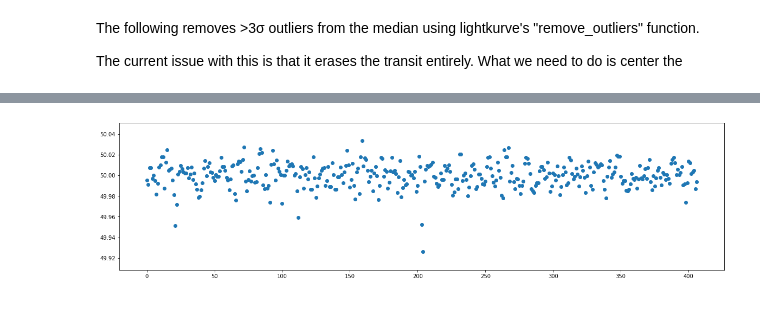
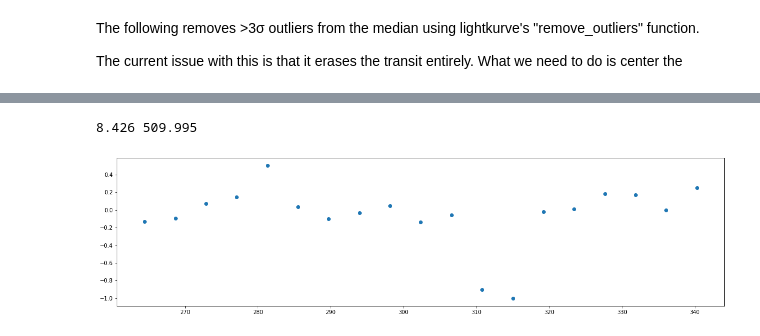
Before and after one commit to ianfowler/PlanetHuntersRepo, a Jupyter notebook: dataCleansing.ipynb, the cells around one changed output, grey strips where cells are left out. Saved outputs shown, nothing was run; the diff lists cells and outputs as text; code cells hidden in the pictures.

```diff
--- a/dataCleansing.ipynb
+++ b/dataCleansing.ipynb
@@ -23,8 +23,8 @@ tce_df = pd.read_csv(TCE_DIR, skiprows=159)
 # row = k90.iloc[0]
 
 
-row = tce_df[tce_df.kepid == 6022556].iloc[0]
+# row = tce_df[tce_df.kepid == 6022556].iloc[0]
+row = tce_df[tce_df.kepid == 7978202].iloc[0]
 # row = k90
 
 # row = tce_df.iloc[20367-1]
-print(len(tce_df))
@@ -220,24 +209,80 @@ zoom(centered_lc, 20)
+# %%
+transit_duration = row.tce_duration
+transit_period = row.tce_period
+print(transit_duration, transit_period)
+# %% [output]
+8.426 509.995
 # %%
+def normalize_zero_negative_one(arr):
+    arr = arr - np.median(arr)
+    arr = arr * (-1/np.min(arr))
+    return arr
+
 def shallue_vanderburg_bin(lc, delta, lambd):
     plt.figure(figsize=(20,5))
     f = lc.flux
     binned = []
     half_bin = delta/2.0
     c = half_bin
     while c + half_bin + lambd < len(f):
         a = int(c - half_bin)
         b = int(c + half_bin)
         if b-a==0:
             raise Exception("Delta of {} is not large enough.".format(delta))
         med = np.median(f[a:b])
         binned.append(med)
         c += lambd
 
-    binned_flux = np.array(binned)
-    plt.scatter(np.arange(len(binned_flux)), 50*(binned_flux))
+    binned_flux = normalize_zero_negative_one(np.array(binned))
+    binned_flux = binned_flux - np.median(binned_flux)
+    binned_flux = binned_flux * (-1/np.min(binned_flux))
+
+    plt.scatter(np.arange(len(binned_flux)), binned_flux)
     plt.show()
 
-shallue_vanderburg_bin(centered_lc, 8, 4)
+# Modified from https://stackoverflow.com/a/2566508/5160929
+def index_of_nearest(array, value):
+    array = np.asarray(array)
+    idx = (np.abs(array - value)).argmin()
+    return idx
+
+
+def shallue_vanderburg_bin_2(lc, delta, lambd):
+    plt.figure(figsize=(20,5))
+    f = lc.flux
+    t = lc.time
+
+    max_t = np.max(t)
+
+    bin_f = []
+    times = []
+    half_bin = delta/2.0
+    c = np.min(t) + half_bin
+
+    while c + half_bin + lambd < max_t:
+        a = index_of_nearest(t, c - half_bin)
+        b = index_of_nearest(t, c + half_bin)
+        if b-a<=0:
+            raise Exception("Delta of {} is not large enough for lambda {}.".format(delta, lambd))
+        med = np.median(f[a:b])
+        bin_f.append(med)
+        times.append(c)
+        c += lambd
+
+    binned_flux = normalize_zero_negative_one(np.array(bin_f))
+    binned_flux = binned_flux - np.median(binned_flux)
+    binned_flux = binned_flux * (-1/np.min(binned_flux))
+
+    plt.scatter(np.array(times), binned_flux)
+    plt.show()
+
+
+filled_lc.flux = centered_lc.flux
+# shallue_vanderburg_bin_2(filled_lc, 5, .25)
+# transit_duration, transit_period
+shallue_vanderburg_bin_2(filled_lc, transit_duration, transit_duration * 0.5)
+
+
 # shallue_vanderburg_bin(centered_lc, 1, 1)
 # %% [output]
-[figure, old version]
+[figure, new version]
```
Also changed, not shown: parts of 15 cells of this notebook.
